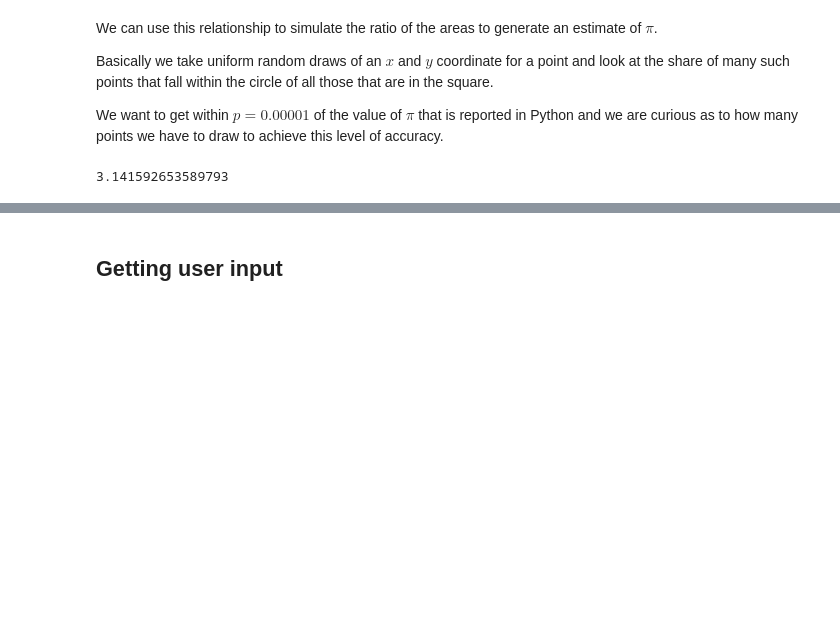
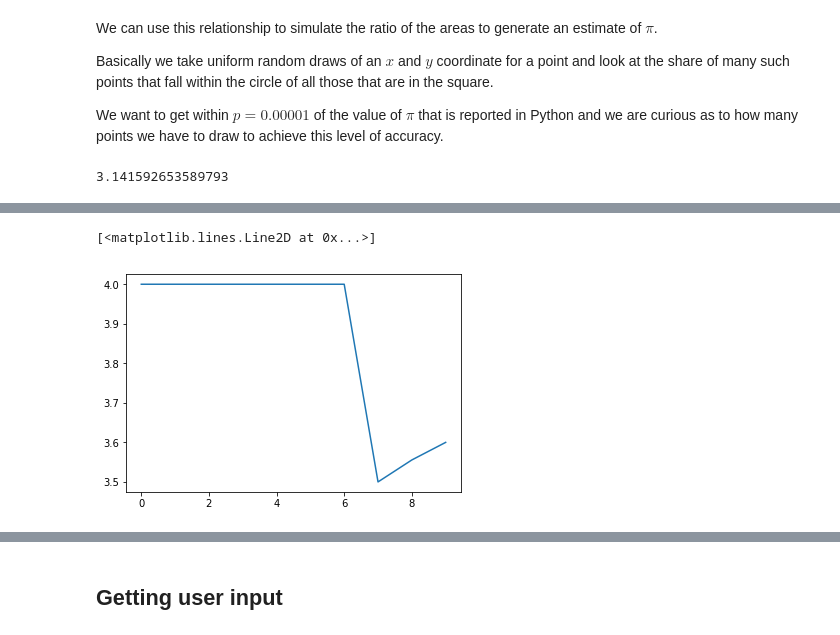
Before and after one commit to qszhao/PTUA2023, a Jupyter notebook: Lab03/simulate_pi.ipynb, the cells around one changed output, grey strips where cells are left out. Drawn from its saved outputs; the diff is of its cells as text; code cells hidden in the pictures; blank space fills up the shorter version.

```diff
--- a/Lab03/simulate_pi.ipynb
+++ b/Lab03/simulate_pi.ipynb
@@ -108,5 +109,8 @@ Draws needed:  2288
 # %%
-#plot(ratios[:10])
+plt.plot(ratios[:10])
+# %% [output]
+[<matplotlib.lines.Line2D at 0x...>]
+[figure, added]
 # %%
 len(ratios)
 # %% [output]
```
Also changed, not shown: parts of 9 cells of this notebook.
